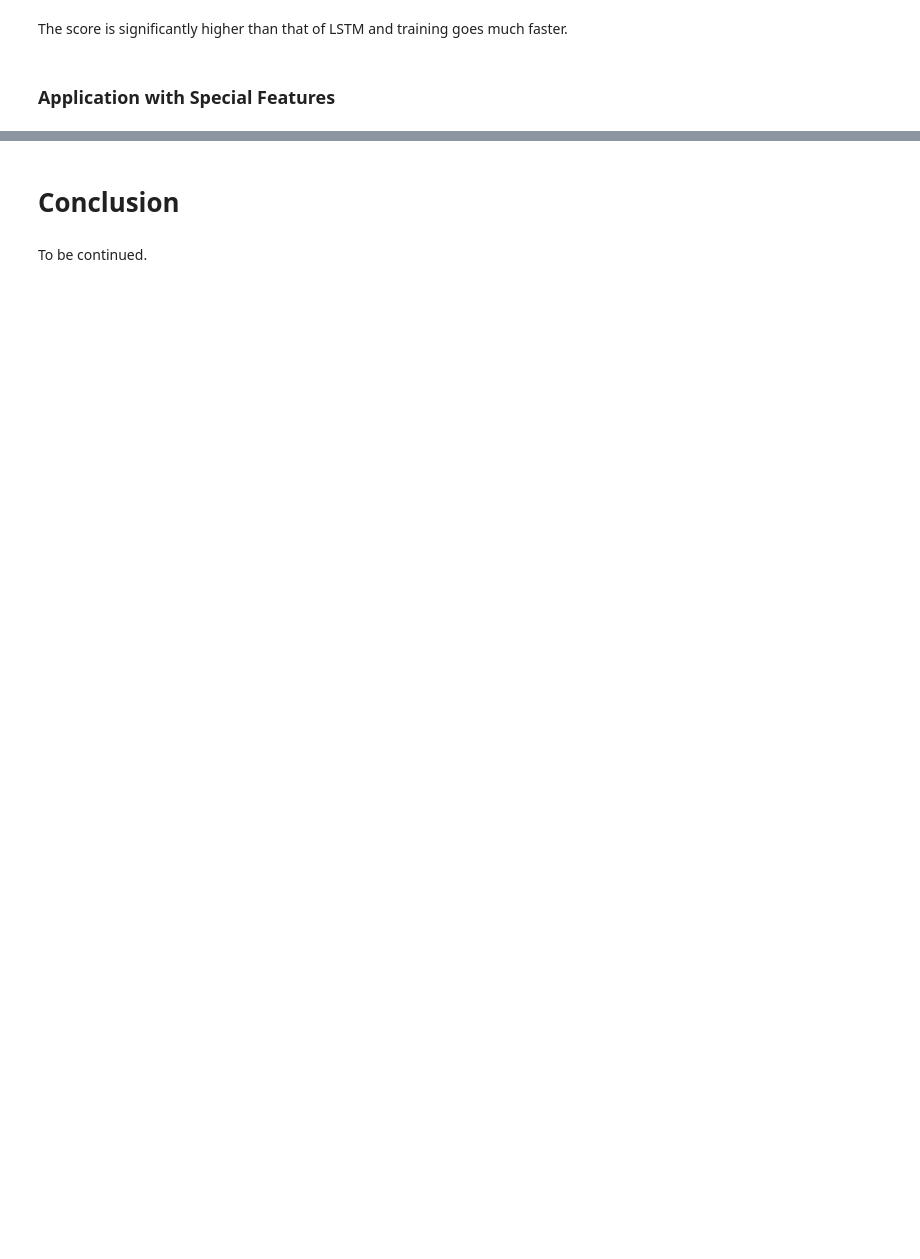
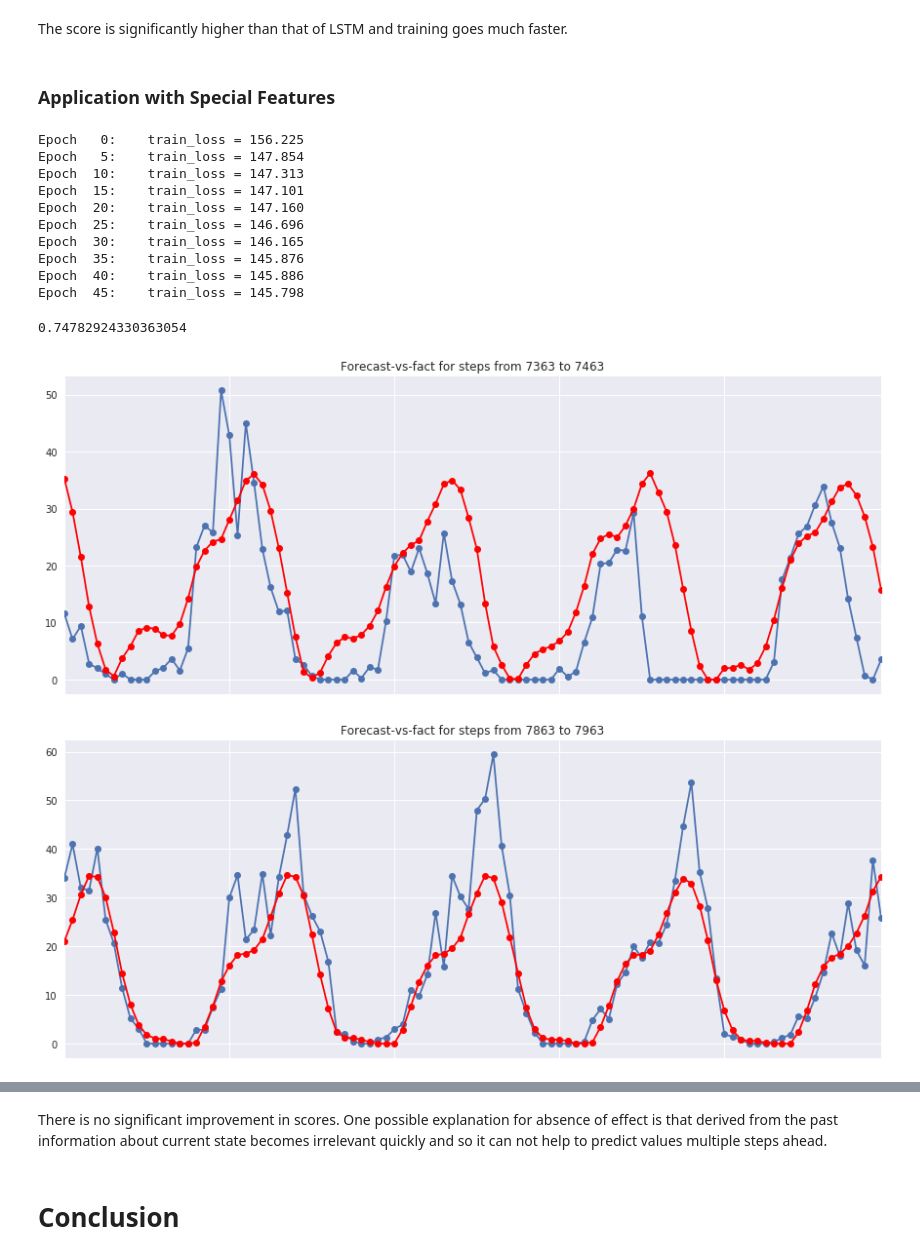
Before and after one commit to Nikolay-Lysenko/presentations, a Jupyter notebook: lstm_and_the_past/lstm_and_data_matrices_with_info_about_the_past.ipynb, the cells around one changed output, grey strips where cells are left out. Cells and saved outputs as stored; diff of their text form; code cells hidden in the pictures; blank space fills up the shorter version.

```diff
--- a/lstm_and_the_past/lstm_and_data_matrices_with_info_about_the_past.ipynb
+++ b/lstm_and_the_past/lstm_and_data_matrices_with_info_about_the_past.ipynb
@@ -785,0 +848,35 @@ The score is significantly higher than that of LSTM and training goes much faste
+# %%
+# Sample parameters.
+horizon = 100
+n_lags = 168
+
+# Hyperparameters of architecture.
+hidden_layers_widths = [15]
+
+# Hyperparameters of training.
+batch_size = 64
+n_epochs = 50
+learn_rate = 0.001
+keep_prob = 0.8
+# %%
+mlp_runner = RunnerOfMLP(horizon, n_lags, hidden_layers_widths, mimic_lstm=True)
+score = mlp_runner.run(ser[:train_test_frontier],  # Not `ser[:train_test_frontier + horizon]`.
+                       # To have lag features and current value as a feature.
+                       ser[train_test_frontier - n_lags - 1:],
+                       batch_size, n_epochs, learn_rate, keep_prob,
+                       ckpt_path='./trained_models/mlp.ckpt')
+score
+# %% [output]
+Epoch   0:    train_loss = 156.225
+Epoch   5:    train_loss = 147.854
+Epoch  10:    train_loss = 147.313
+Epoch  15:    train_loss = 147.101
+Epoch  20:    train_loss = 147.160
+Epoch  25:    train_loss = 146.696
+Epoch  30:    train_loss = 146.165
+Epoch  35:    train_loss = 145.876
+Epoch  40:    train_loss = 145.886
+Epoch  45:    train_loss = 145.798
+0.74782924330363054
+[figure, added]
+[figure, added]
@@ -786,4 +886,4 @@ The score is significantly higher than that of LSTM and training goes much faste
+# %% [markdown]
+There is no significant improvement in scores. One possible explanation for absence of effect is that derived from the past information about current state becomes irrelevant quickly and so it can not help to predict values multiple steps ahead.
 # %% [markdown]
 # Conclusion
-# %% [markdown]
-To be continued.
```
Also changed, not shown: parts of 13 cells of this notebook.
